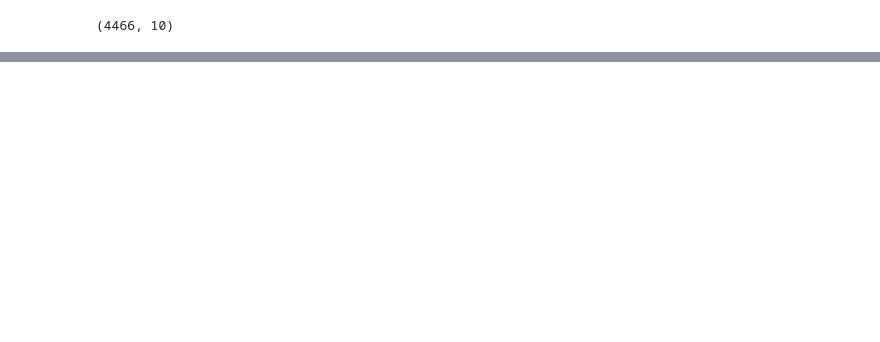
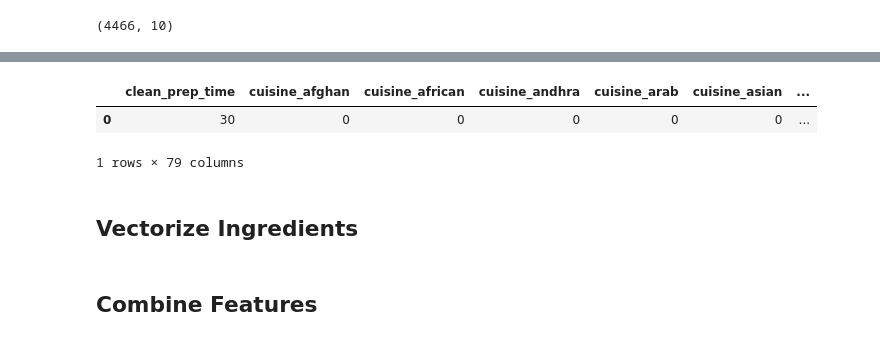
Before and after one commit to Tushar-Padole/Recipe_making_recommender, a Jupyter notebook: #3-Recipe_m(k-means).ipynb, the cells around one changed output, grey strips where cells are left out. Saved outputs shown, nothing was run; the diff lists cells and outputs as text; code cells hidden in the pictures; blank space fills up the shorter version.

```diff
--- a/#3-Recipe_m(k-means).ipynb
+++ b/#3-Recipe_m(k-means).ipynb
@@ -112,0 +108,4 @@ df.head(2)
+# %%
+df['cuisine'] = df['cuisine'].str.lower()
+df['course'] = df['course'].str.lower()
+df['diet'] = df['diet'].str.lower()
@@ -112,0 +114,2 @@ df.head(2)
+# %%
+df_of_OHE = pd.get_dummies(df, columns=['cuisine', 'course', 'diet'], prefix=['cuisine', 'course', 'diet'])
@@ -112,0 +122,10 @@ df.head(2)
+# %%
+categorical_df = df_of_OHE.drop(columns=['name', 'image_url', 'description', 'ingredients', 'instructions', 'image_available','prep_time']).astype(int)
+# %%
+categorical_df.head(1)
+# %% [output]
+|  | clean_prep_time | cuisine_afghan | cuisine_african | cuisine_andhra | cuisine_arab | cuisine_asian | ... |
+| 0 | 30 | 0 | 0 | 0 | 0 | 0 | ... |
+1 rows × 79 columns
+# %% [markdown]
+## Vectorize Ingredients
@@ -112,0 +138,2 @@ df.head(2)
+# %% [markdown]
+## Combine Features
```
Also changed, not shown: parts of 42 cells of this notebook.
